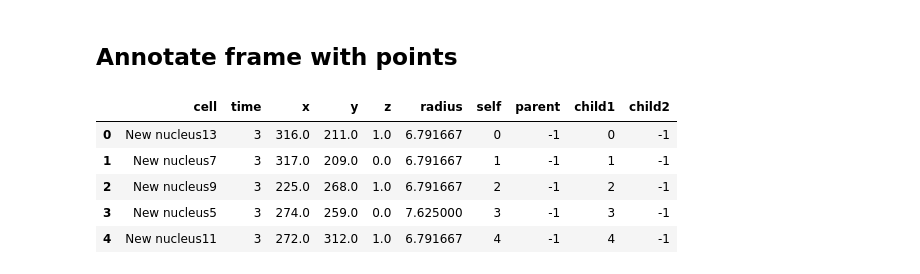
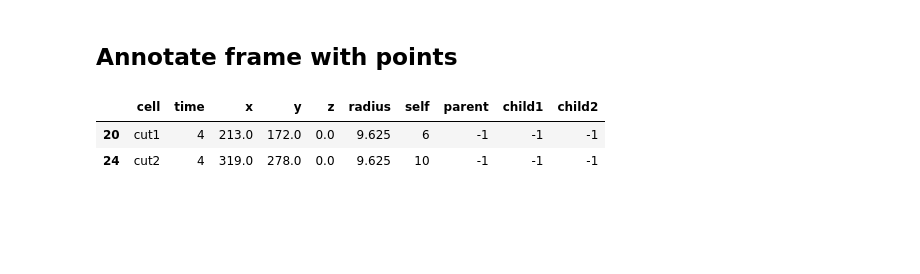
Before and after one commit to signynas/diet4CoLA, a Jupyter notebook: perpendicular/perpendicular_velocities.ipynb, the cells around one changed output. Drawn from its saved outputs; the diff is of its cells as text; code cells hidden in the pictures; blank space fills up the shorter version.

```diff
--- a/perpendicular/perpendicular_velocities.ipynb
+++ b/perpendicular/perpendicular_velocities.ipynb
@@ -87,16 +313,18 @@ rgb_stack[..., 0] = channel_red_norm
 # %%
 # Points csv
 cell_id_to_keep = "220914-E4_Out"
 
 # Load the data
 points_file_loc = f"../../data/ablation-lineage/{cell_id_to_keep}.lineage"
-df = pd.read_csv(points_file_loc, sep='\t')
+df2 = pd.read_csv(points_file_loc, sep='\t')
 
-df.head()
+df2.head()
+
+# Extract cuts
+df_cuts2 = df2[df2.iloc[:, 0].str.contains("cut", case=False, na=False)]
+
+df_cuts2.head()
 # %% [output]
 |  | cell | time | x | y | z | radius | self | parent | child1 | child2 |
-| 0 | New nucleus13 | 3 | 316.0 | 211.0 | 1.0 | 6.791667 | 0 | -1 | 0 | -1 |
-| 1 | New nucleus7 | 3 | 317.0 | 209.0 | 0.0 | 6.791667 | 1 | -1 | 1 | -1 |
-| 2 | New nucleus9 | 3 | 225.0 | 268.0 | 1.0 | 6.791667 | 2 | -1 | 2 | -1 |
-| 3 | New nucleus5 | 3 | 274.0 | 259.0 | 0.0 | 7.625000 | 3 | -1 | 3 | -1 |
-| 4 | New nucleus11 | 3 | 272.0 | 312.0 | 1.0 | 6.791667 | 4 | -1 | 4 | -1 |
+| 20 | cut1 | 4 | 213.0 | 172.0 | 0.0 | 9.625 | 6 | -1 | -1 | -1 |
+| 24 | cut2 | 4 | 319.0 | 278.0 | 0.0 | 9.625 | 10 | -1 | -1 | -1 |
```
Also changed, not shown: parts of 12 cells of this notebook, 41 other files.
